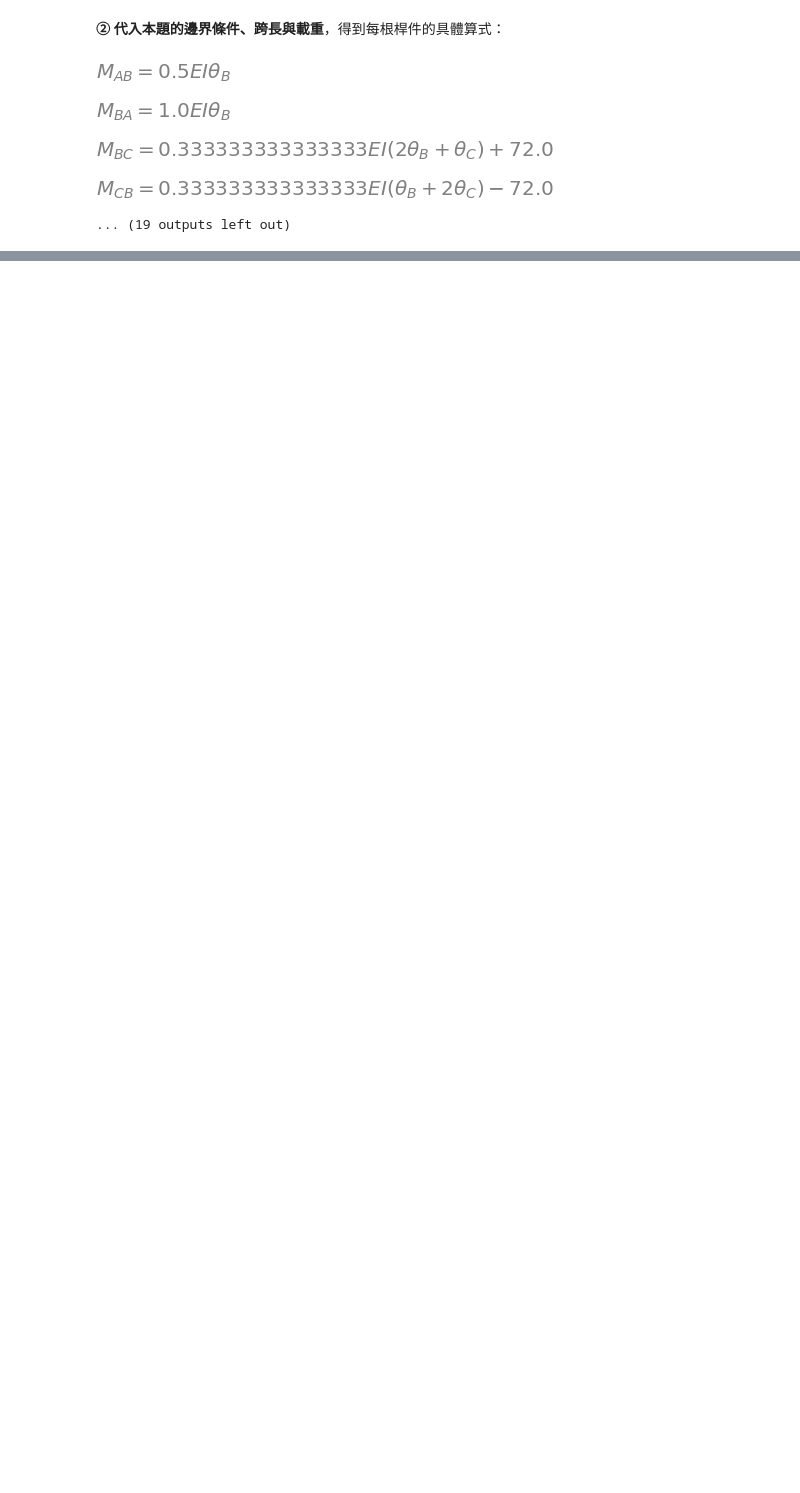
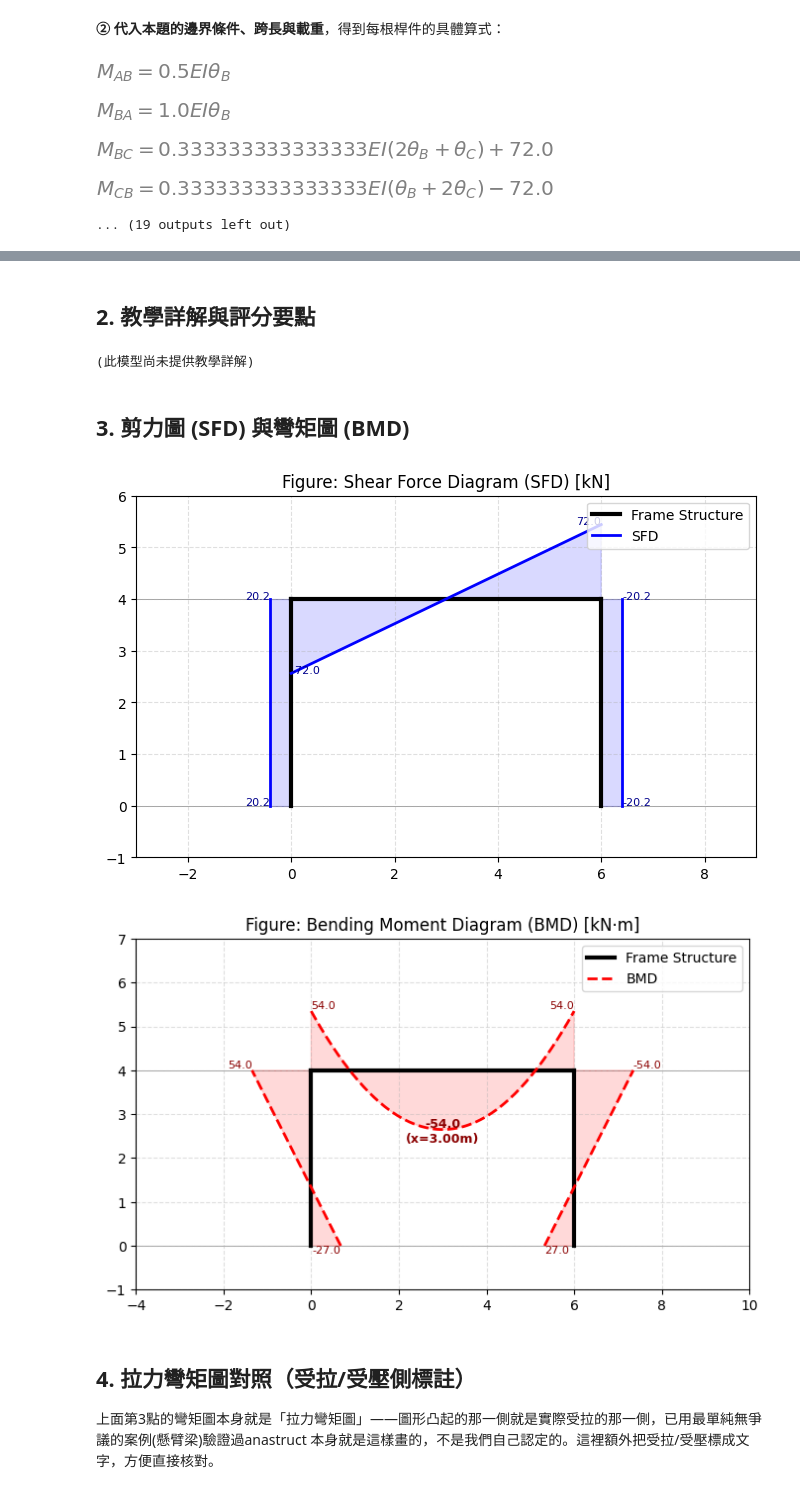
Before and after one commit to zhixiu0223/slope_deflection_framework, a Jupyter notebook: notebooks/Case-03-no-sway-frame.ipynb, the cells around one changed output, grey strips where cells are left out. Cells and saved outputs as stored; diff of their text form; code cells hidden in the pictures; blank space fills up the shorter version.

```diff
--- a/notebooks/Case-03-no-sway-frame.ipynb
+++ b/notebooks/Case-03-no-sway-frame.ipynb
@@ -80,12 +57,18 @@ def member_offset_curve(x0, y0, x1, y1, s, m_values, scale):
     通用的桿件內力圖偏移座標計算，取代過去每個Case各自手寫的x/y偏移公式
     （柱一套、梁又一套，還常常寫錯方向）。
 
-    規則（已用 anastruct 實際畫圖座標精確驗證過，不是憑空規定）：
-    偏移方向 = 沿著桿件「近端(x0,y0)→遠端(x1,y1)」前進方向，逆時針轉
-    90度，正值往這個方向偏移。這個規則套用在水平桿件（近端到遠端由左
-    到右）會自動算出「正值往上偏移」，套用在垂直桿件（近端到遠端由下
-    到上）會自動算出「正值往左偏移」——這對任意角度的桿件都適用，
-    包括未來斜桿件(見ROADMAP的S-01斜屋頂剛架)。
+    這個函式畫出來的圖是「拉力彎矩圖」(Tension-Side Bending Moment
+    Diagram)：偏移方向就是該處實際受拉的那一側，不是單純套一個數學
+    座標正負號——已經用最單純無爭議的案例（懸臂梁，全長已知受拉側
+    唯一）驗證過 anastruct 本身就是這樣畫的，我們的規則是照anastruct
+    的實際輸出反推校準出來的，跟它一致。這也是為什麼看這張圖就能
+    直接判斷配筋位置，不用再心算正負號對應哪一側。
+
+    規則: 偏移方向 = 沿著桿件「近端(x0,y0)→遠端(x1,y1)」前進方向，
+    逆時針轉90度，正值往這個方向偏移。這個規則套用在水平桿件（近端
+    到遠端由左到右）會自動算出「正值往上偏移」，套用在垂直桿件（近端
+    到遠端由下到上）會自動算出「正值往左偏移」——這對任意角度的桿件
+    都適用，包括未來斜屋頂剛架(S-01)需要的斜桿件。
 
     參數:
       x0,y0,x1,y1: 桿件近端、遠端的座標
@@ -165,6 +148,16 @@ class SlopeDeflectionProblem(ABC):
         """
         (可選) 畫剪力圖 (SFD)，用於步驟6。若模型有實作，回傳 True 並把圖
         畫進傳入的 ax；預設不提供 (回傳 False)，求解器會印出提示而不出圖。
+        """
+        return False
+
+    def draw_tension_side(self, ax, moments_val: dict) -> bool:
+        """
+        (可選) 在結構圖上直接標註每個桿端的受拉/受壓側 (拉力彎矩圖的
+        文字版對照)，若模型有實作，回傳 True 並把圖畫進傳入的 ax；
+        預設不提供 (回傳 False)。適合搭配 member_offset_curve 的偏移
+        方向來自動判斷: 偏移方向那一側 = 受拉側 (已用懸臂梁這種答案
+        唯一的案例驗證過 anastruct 真的是這樣畫的)。
         """
         return False
 
@@ -289,6 +282,21 @@ class SlopeDeflectionSolver:
         plt.show()
         plt.close('all')
 
+        display(Markdown(
+            "## 4. 拉力彎矩圖對照（受拉/受壓側標註）\n\n"
+            "上面第3點的彎矩圖本身就是「拉力彎矩圖」——圖形凸起的那一側"
+            "就是實際受拉的那一側，已用最單純無爭議的案例(懸臂梁)驗證過"
+            "anastruct 本身就是這樣畫的，不是我們自己認定的。這裡額外把"
+            "受拉/受壓標成文字，方便直接核對。"
+        ))
+        fig_t, ax_t = plt.subplots(figsize=(8, 7))
+        has_tension = p.draw_tension_side(ax_t, moments_val)
+        if has_tension:
+            plt.show()
+        else:
+            plt.close(fig_t)
+            print("(此模型尚未實作拉力側標註圖，略過)")
+
     def solve_and_report(self):
         p = self.problem
 
@@ -718,0 +688,3 @@ anastruct 實際剪力: AB(0)=20.249 AB(H)=20.249  BC(0)=-72.000 BC(L)=72.000  C
+# %%
+solver.print_teaching_handout()
+# %% [output]
@@ -718,0 +699,8 @@ anastruct 實際剪力: AB(0)=20.249 AB(H)=20.249  BC(0)=-72.000 BC(L)=72.000  C
+## 2. 教學詳解與評分要點
+(此模型尚未提供教學詳解)
+## 3. 剪力圖 (SFD) 與彎矩圖 (BMD)
+[figure, added]
+[figure, added]
+## 4. 拉力彎矩圖對照（受拉/受壓側標註）
+
+上面第3點的彎矩圖本身就是「拉力彎矩圖」——圖形凸起的那一側就是實際受拉的那一側，已用最單純無爭議的案例(懸臂梁)驗證過anastruct 本身就是這樣畫的，不是我們自己認定的。這裡額外把受拉/受壓標成文字，方便直接核對。
```
Also changed, not shown: parts of 15 cells of this notebook, 3 other files.
